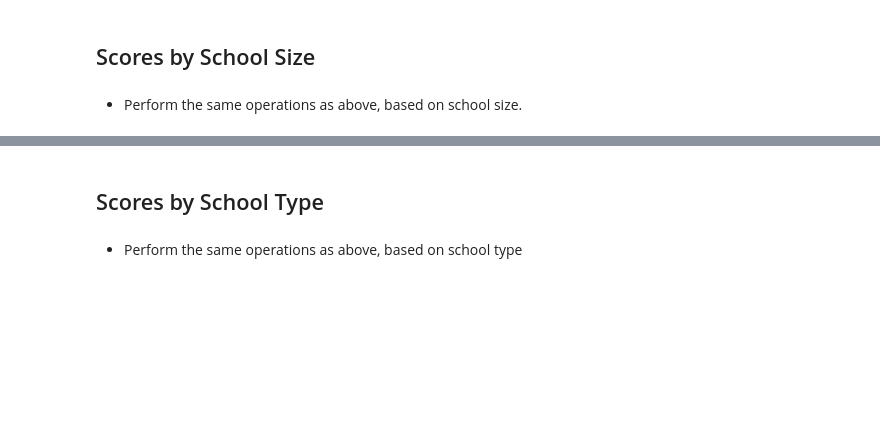
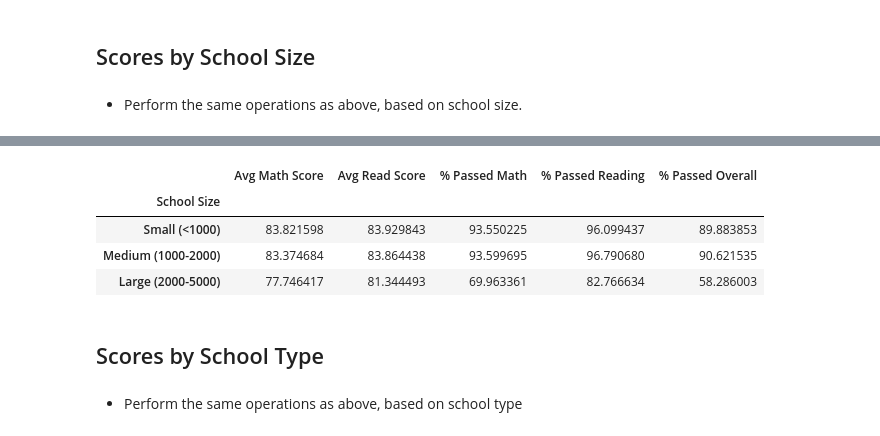
Before and after one commit to migheljackson/pandas-challenge, a Jupyter notebook: PyCitySchools_starter.ipynb, the cells around one changed output, grey strips where cells are left out. Saved outputs shown, nothing was run; the diff lists cells and outputs as text; code cells hidden in the pictures; blank space fills up the shorter version.

Commit message:
Generated full School Szie summary table

```diff
--- a/PyCitySchools_starter.ipynb
+++ b/PyCitySchools_starter.ipynb
@@ -738,6 +738,25 @@ school_summary_df
 | Thomas High School | [Charter] | 1635 | [1043130] | [638.0] | 83.418349 | 83.848930 | ... |
 | Wilson High School | [Charter] | 2283 | [1319574] | [578.0] | 83.274201 | 83.989488 | ... |
 | Wright High School | [Charter] | 1800 | [1049400] | [583.0] | 83.682222 | 83.955000 | ... |
+# %%
+schoolsize_group=school_summary_df.groupby(['School Size'])
+schoolsize_school_avgmath=schoolsize_group["Avg Math Score"].mean()
+schoolsize_school_avgread=schoolsize_group["Avg Read Score"].mean()
+schoolsize_school_passmath=schoolsize_group["% Passed Math"].mean()
+schoolsize_school_passread=schoolsize_group["% Passed Read"].mean()
+schoolsize_school_passoverall=schoolsize_group["% Passed Overall"].mean()
+schoolsize_school_summary_df=pd.DataFrame({'Avg Math Score': schoolsize_school_avgmath,
+              'Avg Read Score': schoolsize_school_avgread,
+             '% Passed Math': schoolsize_school_passmath,
+             '% Passed Reading': schoolsize_school_passread,
+            '% Passed Overall' : schoolsize_school_passoverall})
+schoolsize_school_summary_df
+# %% [output]
+|  | Avg Math Score | Avg Read Score | % Passed Math | % Passed Reading | % Passed Overall |
+| School Size |  |  |  |  |  |
+| Small (<1000) | 83.821598 | 83.929843 | 93.550225 | 96.099437 | 89.883853 |
+| Medium (1000-2000) | 83.374684 | 83.864438 | 93.599695 | 96.790680 | 90.621535 |
+| Large (2000-5000) | 77.746417 | 81.344493 | 69.963361 | 82.766634 | 58.286003 |
 # %% [markdown]
 ## Scores by School Type
 # %% [markdown]
```
